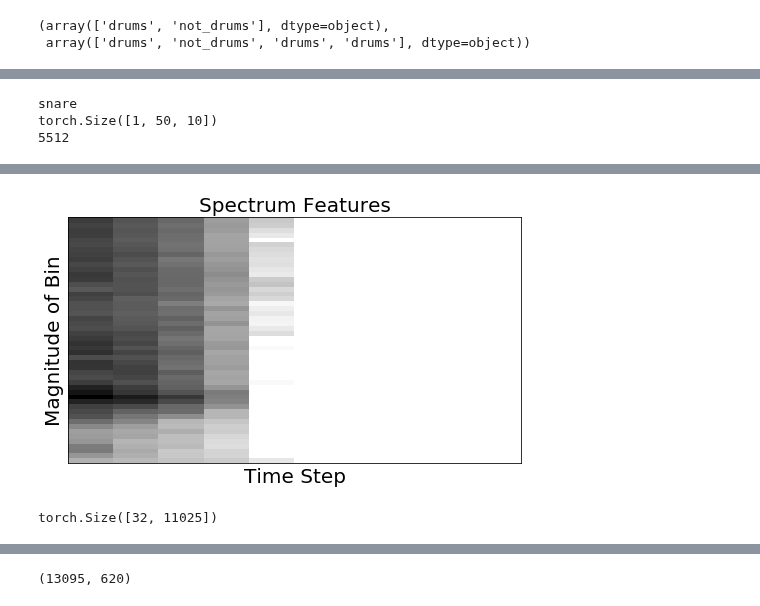
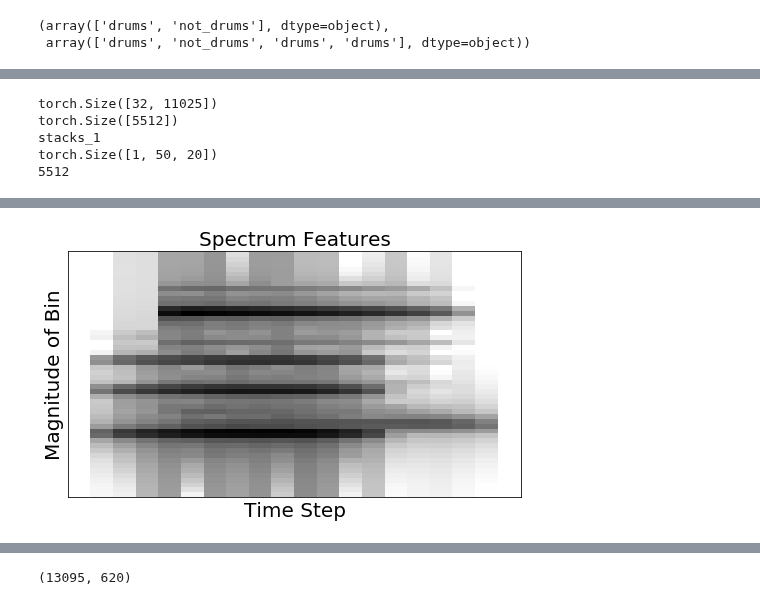
Before and after one commit to imilas/Synths_Stacks_Search, a Jupyter notebook: feature_extraction/1d_conv_learning.ipynb, the cells around one changed output, grey strips where cells are left out. Drawn from its saved outputs; the diff is of its cells as text; code cells hidden in the pictures.

```diff
--- a/feature_extraction/1d_conv_learning.ipynb
+++ b/feature_extraction/1d_conv_learning.ipynb
@@ -121,7 +103,7 @@ class specTrans(object):
         hop_step=self.sr//self.hop_step
         window=torch.tensor([1]*win_length)
         s=spec(wf, 0, window, num_bins, hop_step, win_length,2,normalized=True)
-        s=self.melP(s.float())
+        s=self.melP(s)
         if self.amp_to_power:
             s=self.ampP(s)
         s = s - s.min()
@@ -133,39 +115,39 @@ class specTrans(object):
         return freq.detach()
 
 
 
 SCALE_FACTOR = 0.5
 i = np.random.randint(len(d["signal"]))
 
+original = d["signal"]
+print(original.shape)
 resampled_d = interpolate(d["signal"].reshape([len(d["signal"]),1,-1]),scale_factor = SCALE_FACTOR,recompute_scale_factor=False).reshape([len(d["signal"]),-1])
 signal = resampled_d[i]
 label = d["minor"][i]
 fig = plt.figure(figsize=(20,4))
 spec_tf = specTrans(FREQ_BINS,time_steps=TIME_STEPS,sr=SR,amp_to_power=True)
-transformed_sample = spec_tf(signal)
+print(signal.shape)
+transformed_sample = spec_tf(original[i].float())
 ax = plt.subplot(1, 3, 1)
 plt.tight_layout()
 
 ft=transformed_sample[0]
 sf=ft.detach().numpy()
-ft=ft.detach().numpy()
 plt.title("Spectrum Features",fontsize=20)
 librosa.display.specshow(sf,cmap='gray_r',)
 plt.xlabel("Time Step",fontsize=20)
 plt.ylabel("Magnitude of Bin",fontsize=20)
 
 
 print(label)
 print(transformed_sample.shape)
 print(len(signal))
 Audio(signal[0:5000],rate=SR*0.5,autoplay=True)
 # %% [output]
-snare
-torch.Size([1, 50, 10])
+torch.Size([32, 11025])
+torch.Size([5512])
+stacks_1
+torch.Size([1, 50, 20])
 5512
 [interactive output not drawn]
-[figure, old version]
+[figure, new version]
-# %%
-d["signal"].shape
-# %% [output]
-torch.Size([32, 11025])
```
Also changed, not shown: parts of 6 cells of this notebook, 8 other files.
